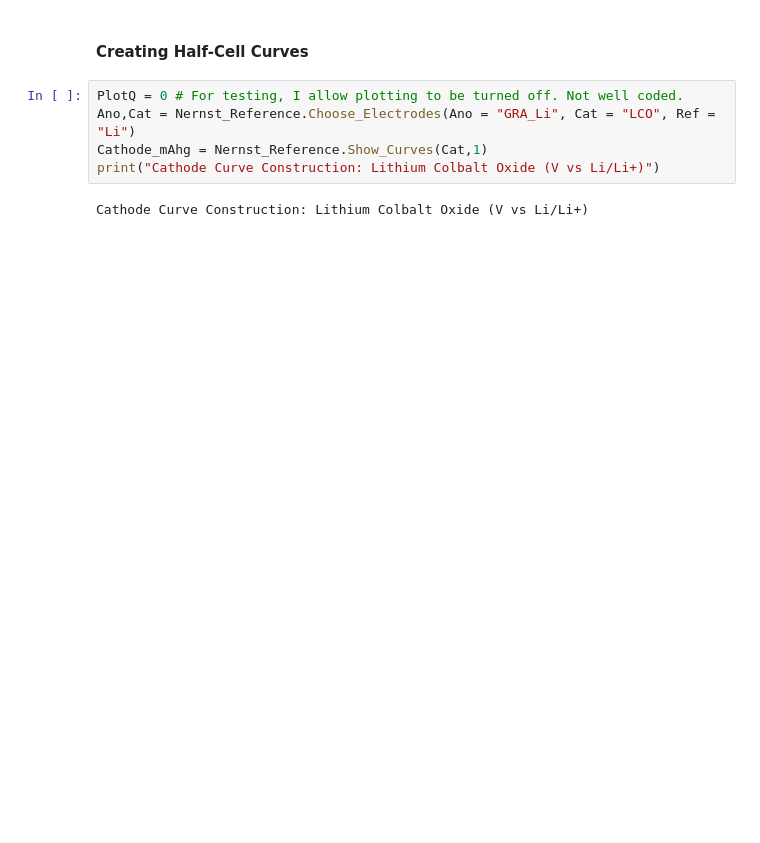
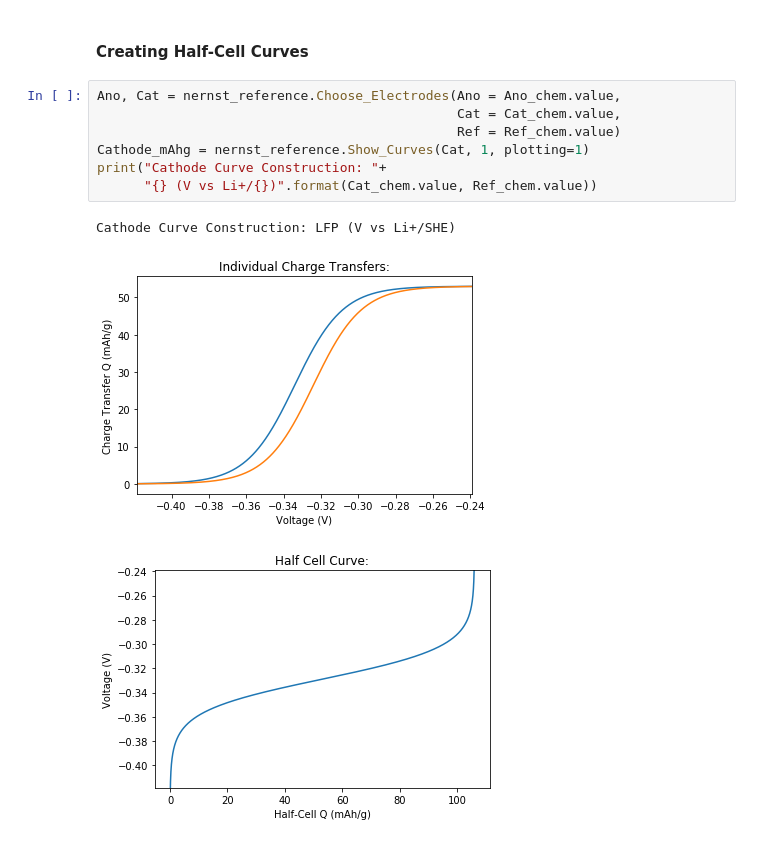
Before and after one commit to FencerDave/battchem, a Jupyter notebook: battchem/status_and_exploration.ipynb, the cells around one changed output. Drawn from its saved outputs; the diff is of its cells as text; blank space fills up the shorter version.

```diff
--- a/battchem/status_and_exploration.ipynb
+++ b/battchem/status_and_exploration.ipynb
@@ -32,10 +79,14 @@ dict_keys(['Li', 'SCE', 'NCE', 'AgCl', 'MSE', 'SHE', 'NHE', 'AgSO'])
 # %% [markdown]
 #### Creating Half-Cell Curves
-# %%
-PlotQ = 0 # For testing, I allow plotting to be turned off. Not well coded.
-Ano,Cat = Nernst_Reference.Choose_Electrodes(Ano = "GRA_Li", Cat = "LCO", Ref = "Li")
-Cathode_mAhg = Nernst_Reference.Show_Curves(Cat,1)
-print("Cathode Curve Construction: Lithium Colbalt Oxide (V vs Li/Li+)")
-# %% [output]
-Cathode Curve Construction: Lithium Colbalt Oxide (V vs Li/Li+)
+# %%
+Ano, Cat = nernst_reference.Choose_Electrodes(Ano = Ano_chem.value,
+                                              Cat = Cat_chem.value,
+                                              Ref = Ref_chem.value)
+Cathode_mAhg = nernst_reference.Show_Curves(Cat, 1, plotting=1)
+print("Cathode Curve Construction: "+
+      "{} (V vs Li+/{})".format(Cat_chem.value, Ref_chem.value))
+# %% [output]
+Cathode Curve Construction: LFP (V vs Li+/SHE)
+[figure, added]
+[figure, added]
 # %%
```
Also changed, not shown: parts of 11 cells of this notebook, 2 other files.
